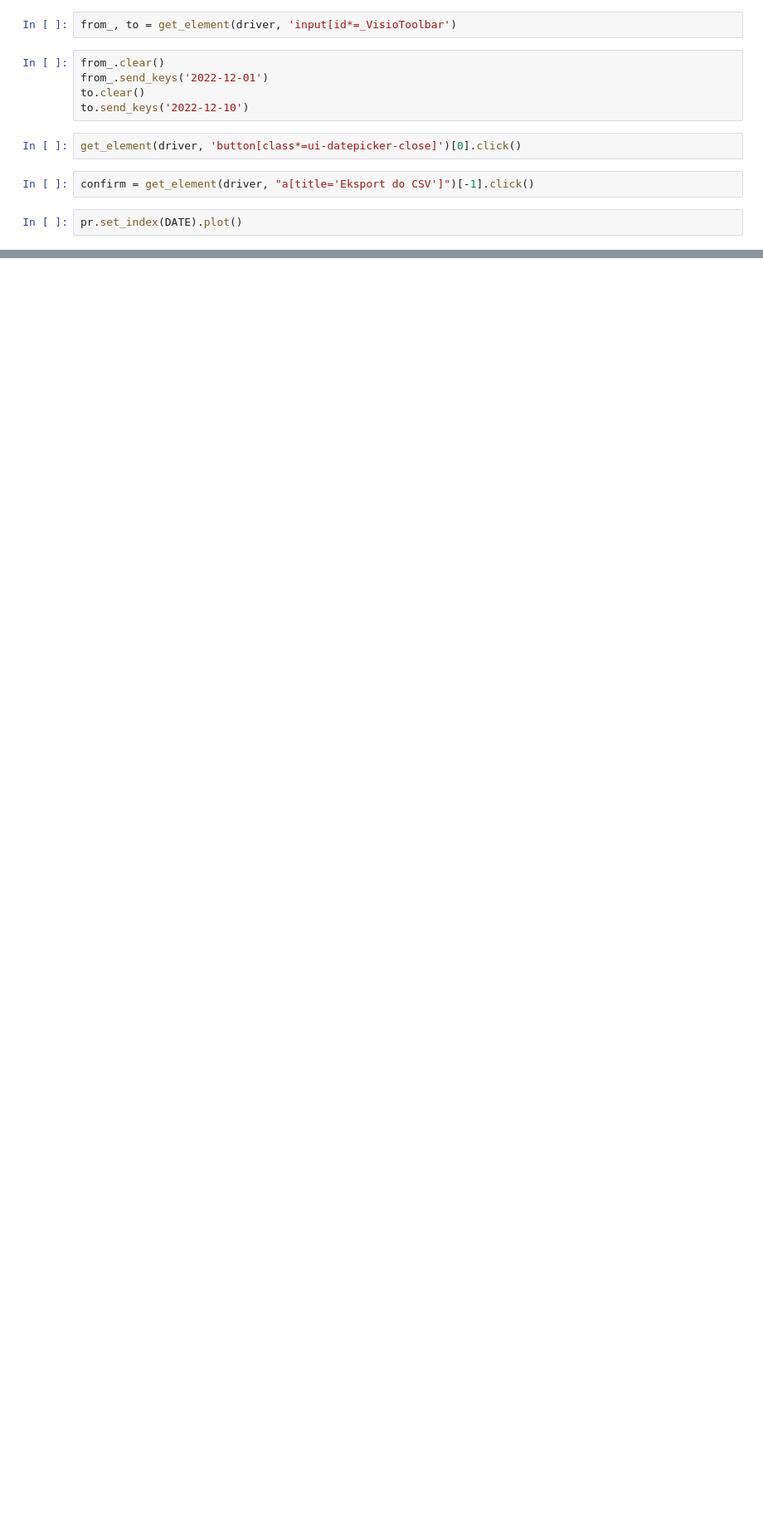
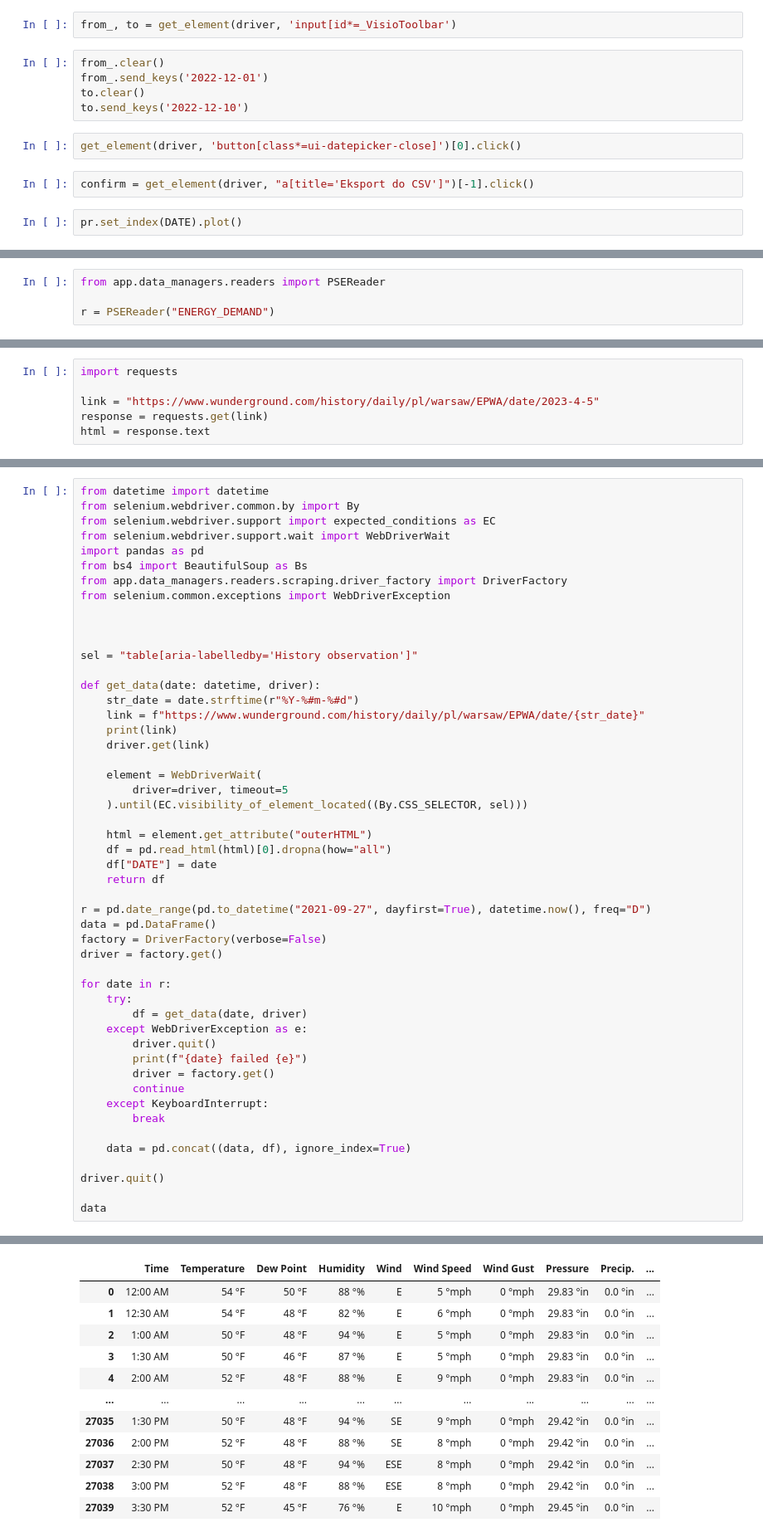
Before and after one commit to sewcio543/EPF-Framework, a Jupyter notebook: test.ipynb, the cells around one changed output, grey strips where cells are left out. Shown at 83% size. Cells and saved outputs as stored; diff of their text form; blank space fills up the shorter version.

```diff
--- a/test.ipynb
+++ b/test.ipynb
@@ -237,0 +197,4 @@ https://www.pogodajutro.com/europe/poland?page=past-weather#day=5&month=1
+# %%
+from app.data_managers.readers import PSEReader
+
+r = PSEReader("ENERGY_DEMAND")
@@ -237,0 +233,6 @@ https://www.pogodajutro.com/europe/poland?page=past-weather#day=5&month=1
+# %%
+import requests
+
+link = "https://www.wunderground.com/history/daily/pl/warsaw/EPWA/date/2023-4-5"
+response = requests.get(link)
+html = response.text
@@ -237,0 +243,51 @@ https://www.pogodajutro.com/europe/poland?page=past-weather#day=5&month=1
+# %%
+from datetime import datetime
+from selenium.webdriver.common.by import By
+from selenium.webdriver.support import expected_conditions as EC
+from selenium.webdriver.support.wait import WebDriverWait
+import pandas as pd
+from bs4 import BeautifulSoup as Bs
+from app.data_managers.readers.scraping.driver_factory import DriverFactory
+from selenium.common.exceptions import WebDriverException
+
+
+
+sel = "table[aria-labelledby='History observation']"
+
+def get_data(date: datetime, driver):
+    str_date = date.strftime(r"%Y-%#m-%#d")
+    link = f"https://www.wunderground.com/history/daily/pl/warsaw/EPWA/date/{str_date}"
+    print(link)
+    driver.get(link)
+
+    element = WebDriverWait(
+        driver=driver, timeout=5
+    ).until(EC.visibility_of_element_located((By.CSS_SELECTOR, sel)))
+
+    html = element.get_attribute("outerHTML")
+    df = pd.read_html(html)[0].dropna(how="all")
+    df["DATE"] = date
+    return df
+
+r = pd.date_range(pd.to_datetime("2021-09-27", dayfirst=True), datetime.now(), freq="D")
+data = pd.DataFrame()
+factory = DriverFactory(verbose=False)
+driver = factory.get()
+
+for date in r:
+    try:
+        df = get_data(date, driver)
+    except WebDriverException as e:
+        driver.quit()
+        print(f"{date} failed {e}")
+        driver = factory.get()
+        continue
+    except KeyboardInterrupt:
+        break
+
+    data = pd.concat((data, df), ignore_index=True)
+
+driver.quit()
+
+data
+# %% [output]
@@ -237,0 +311,12 @@ https://www.pogodajutro.com/europe/poland?page=past-weather#day=5&month=1
+|  | Time | Temperature | Dew Point | Humidity | Wind | Wind Speed | Wind Gust | Pressure | Precip. | ... |
+| 0 | 12:00 AM | 54 °F | 50 °F | 88 °% | E | 5 °mph | 0 °mph | 29.83 °in | 0.0 °in | ... |
+| 1 | 12:30 AM | 54 °F | 48 °F | 82 °% | E | 6 °mph | 0 °mph | 29.83 °in | 0.0 °in | ... |
+| 2 | 1:00 AM | 50 °F | 48 °F | 94 °% | E | 5 °mph | 0 °mph | 29.83 °in | 0.0 °in | ... |
+| 3 | 1:30 AM | 50 °F | 46 °F | 87 °% | E | 5 °mph | 0 °mph | 29.83 °in | 0.0 °in | ... |
+| 4 | 2:00 AM | 52 °F | 48 °F | 88 °% | E | 9 °mph | 0 °mph | 29.83 °in | 0.0 °in | ... |
+| ... | ... | ... | ... | ... | ... | ... | ... | ... | ... | ... |
+| 27035 | 1:30 PM | 50 °F | 48 °F | 94 °% | SE | 9 °mph | 0 °mph | 29.42 °in | 0.0 °in | ... |
+| 27036 | 2:00 PM | 52 °F | 48 °F | 88 °% | SE | 8 °mph | 0 °mph | 29.42 °in | 0.0 °in | ... |
+| 27037 | 2:30 PM | 50 °F | 48 °F | 94 °% | ESE | 8 °mph | 0 °mph | 29.42 °in | 0.0 °in | ... |
+| 27038 | 3:00 PM | 52 °F | 48 °F | 88 °% | ESE | 8 °mph | 0 °mph | 29.42 °in | 0.0 °in | ... |
+| 27039 | 3:30 PM | 52 °F | 45 °F | 76 °% | E | 10 °mph | 0 °mph | 29.45 °in | 0.0 °in | ... |
```
Also changed, not shown: parts of 24 cells of this notebook, 25 other files.
